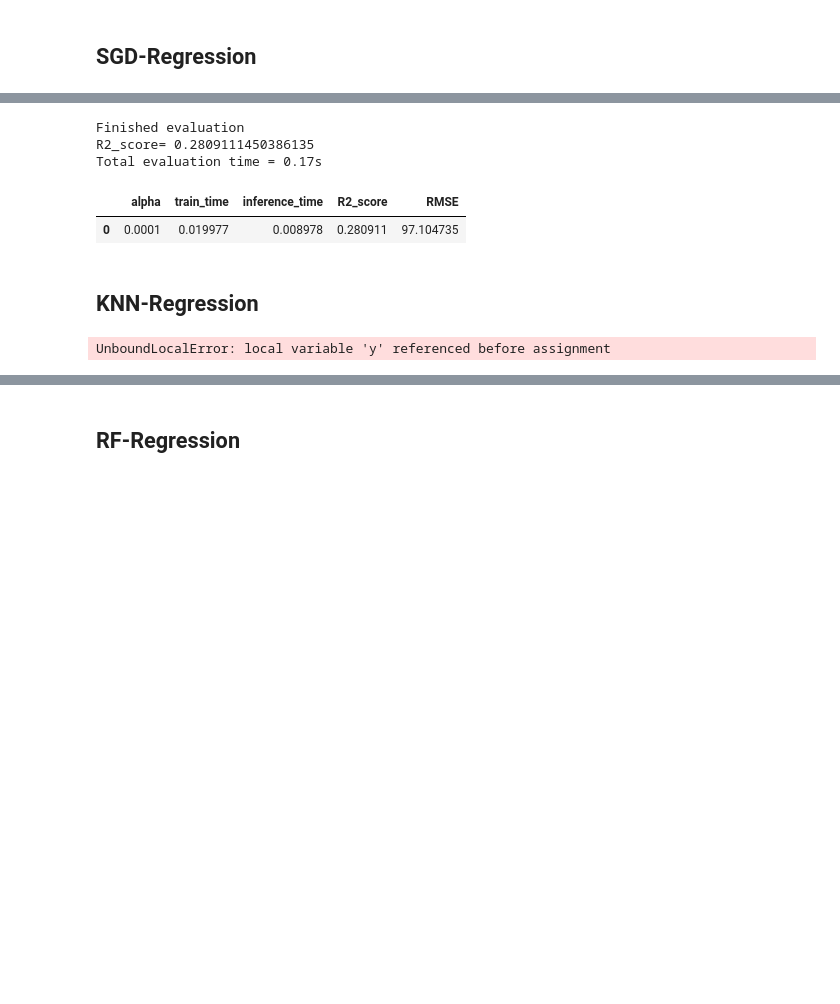
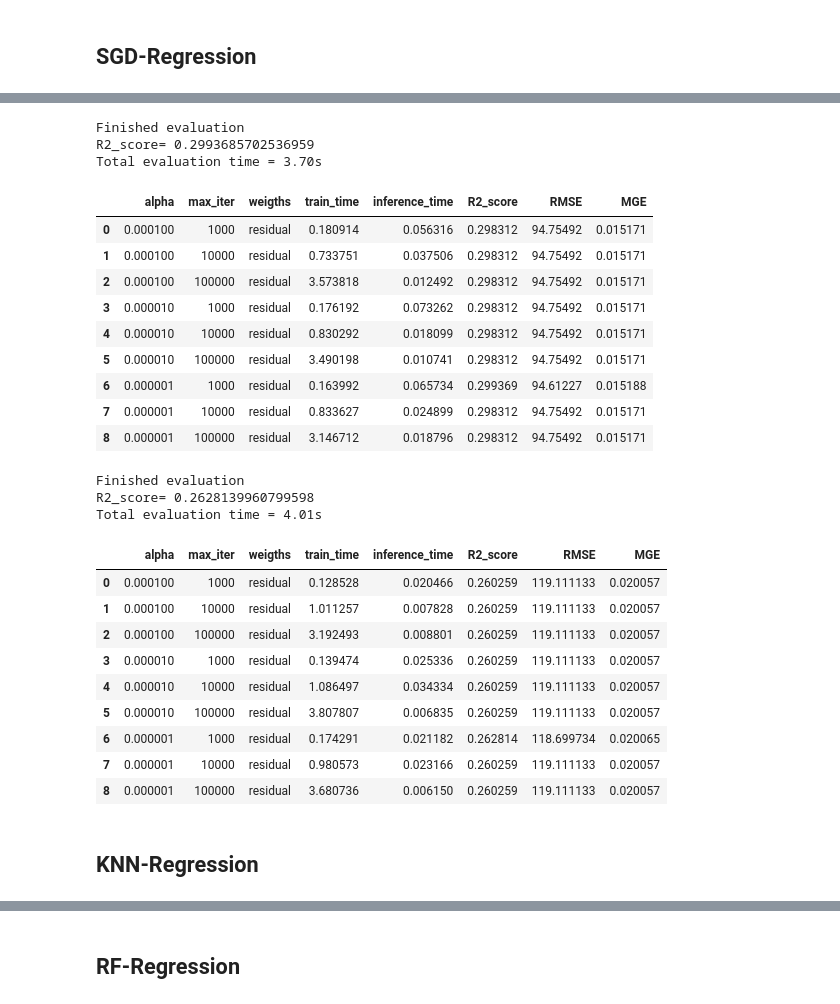
Before and after one commit to hitimr/ML_2020, a Jupyter notebook: Ex2/Moneyball/moneyball_exploration.ipynb, the cells around one changed output, grey strips where cells are left out. Cells and saved outputs as stored; diff of their text form; code cells hidden in the pictures; blank space fills up the shorter version.

Commit message:
see results, learning_curve for all datasets

```diff
--- a/Ex2/Moneyball/moneyball_exploration.ipynb
+++ b/Ex2/Moneyball/moneyball_exploration.ipynb
@@ -256,13 +303,13 @@ plt.savefig("out/explornation/mean.pdf")
 # %%
 #Y = df_prep_mean[['W']]   # does not work with TrainTestSplit and CrossValidation
 # works if the parameter is a pandas.core.series.Series
+Y = df_prep_mean["W"]
+print(type(Y))
 
-Y = df_prep_mean.W
+#Y = df_prep_mean.W
+#print(type(Y))
 X = df_prep_mean[["RS","RA","OBP","SLG","BA","G","OOBP","OSLG"]]
 
 scaler = StandardScaler()
 scaler.fit(X)
 X = scaler.transform(X)
-
-#scaler.fit(Y)
-#Y = scaler.transform(Y)
@@ -295,0 +358,13 @@ Total evaluation time = 0.18s
+# %%
+plt.figure()
+plt.grid()
+
+title = "Learning_Curves_(SGD_Sklearn)"
+# Cross validation with 100 iterations to get smoother mean test and train
+# score curves, each time with 20% data randomly selected as a validation set.
+cv = ShuffleSplit(n_splits=10, test_size=0.2, random_state=0)
+
+estimator = SGDRegressor()
+plot_learning_curve(estimator, title, X, Y, ylim=(0.7, 1.01), cv=cv, n_jobs=4)
+plt.savefig(PATH+title)
+plt.show()
@@ -296,26 +373,49 @@ Total evaluation time = 0.18s
 # %%
 MODEL = LinearRegression
-params = {"alpha" : [0.0001]}
+params = {"alpha" : [0.0001,0.00001, 0.000001],
+         "max_iter": [1000,10000,100000],
+         "weigths": ["residual"]}
 
-modeltrainer = ModelTrainer(MODEL, params, X, Y, f_eval=r2_score)
-#modeltrainer.CV_fold(k = 6)
+modeltrainer = ModelTrainer(MODEL, params, X, Y, f_eval=r2_score, Varerror=mean_gamma_deviance, Error="MGE")
+########### train with TrainTestSplit  ###################
 modeltrainer.TTSplit(perc = 0.3)
 modeltrainer.train()
-modeltrainer.result
+res = modeltrainer.result
+display(res)
+
+
+########### k-Fold Cross validation  ###################
+modeltrainer.CV_fold(k = 6)
+modeltrainer.train()
+res = modeltrainer.result
+display(res)
 # %% [output]
 Finished evaluation
-R2_score= 0.2809111450386135
-Total evaluation time = 0.17s
+R2_score= 0.2993685702536959
+Total evaluation time = 3.70s
-|  | alpha | train_time | inference_time | R2_score | RMSE |
-| 0 | 0.0001 | 0.019977 | 0.008978 | 0.280911 | 97.104735 |
+|  | alpha | max_iter | weigths | train_time | inference_time | R2_score | RMSE | MGE |
+| 0 | 0.000100 | 1000 | residual | 0.180914 | 0.056316 | 0.298312 | 94.75492 | 0.015171 |
+| 1 | 0.000100 | 10000 | residual | 0.733751 | 0.037506 | 0.298312 | 94.75492 | 0.015171 |
+| 2 | 0.000100 | 100000 | residual | 3.573818 | 0.012492 | 0.298312 | 94.75492 | 0.015171 |
+| 3 | 0.000010 | 1000 | residual | 0.176192 | 0.073262 | 0.298312 | 94.75492 | 0.015171 |
+| 4 | 0.000010 | 10000 | residual | 0.830292 | 0.018099 | 0.298312 | 94.75492 | 0.015171 |
+| 5 | 0.000010 | 100000 | residual | 3.490198 | 0.010741 | 0.298312 | 94.75492 | 0.015171 |
+| 6 | 0.000001 | 1000 | residual | 0.163992 | 0.065734 | 0.299369 | 94.61227 | 0.015188 |
+| 7 | 0.000001 | 10000 | residual | 0.833627 | 0.024899 | 0.298312 | 94.75492 | 0.015171 |
+| 8 | 0.000001 | 100000 | residual | 3.146712 | 0.018796 | 0.298312 | 94.75492 | 0.015171 |
+Finished evaluation
+R2_score= 0.2628139960799598
+Total evaluation time = 4.01s
+|  | alpha | max_iter | weigths | train_time | inference_time | R2_score | RMSE | MGE |
+| 0 | 0.000100 | 1000 | residual | 0.128528 | 0.020466 | 0.260259 | 119.111133 | 0.020057 |
+| 1 | 0.000100 | 10000 | residual | 1.011257 | 0.007828 | 0.260259 | 119.111133 | 0.020057 |
+| 2 | 0.000100 | 100000 | residual | 3.192493 | 0.008801 | 0.260259 | 119.111133 | 0.020057 |
+| 3 | 0.000010 | 1000 | residual | 0.139474 | 0.025336 | 0.260259 | 119.111133 | 0.020057 |
+| 4 | 0.000010 | 10000 | residual | 1.086497 | 0.034334 | 0.260259 | 119.111133 | 0.020057 |
+| 5 | 0.000010 | 100000 | residual | 3.807807 | 0.006835 | 0.260259 | 119.111133 | 0.020057 |
+| 6 | 0.000001 | 1000 | residual | 0.174291 | 0.021182 | 0.262814 | 118.699734 | 0.020065 |
+| 7 | 0.000001 | 10000 | residual | 0.980573 | 0.023166 | 0.260259 | 119.111133 | 0.020057 |
+| 8 | 0.000001 | 100000 | residual | 3.680736 | 0.006150 | 0.260259 | 119.111133 | 0.020057 |
 # %% [markdown]
 ## KNN-Regression
-# %%
-#MODEL = KNeighborsRegressor
-MODEL = KNNRegressor
-params = {"weights" : ["uniform"]}
-modeltrainer = ModelTrainer(MODEL, params, X, Y, f_eval=r2_score, thread_cnt=1)
-modeltrainer.train()
-# %% [output]
-UnboundLocalError: local variable 'y' referenced before assignment
 # %%
```
Also changed, not shown: parts of 21 cells of this notebook, 30 other files.
